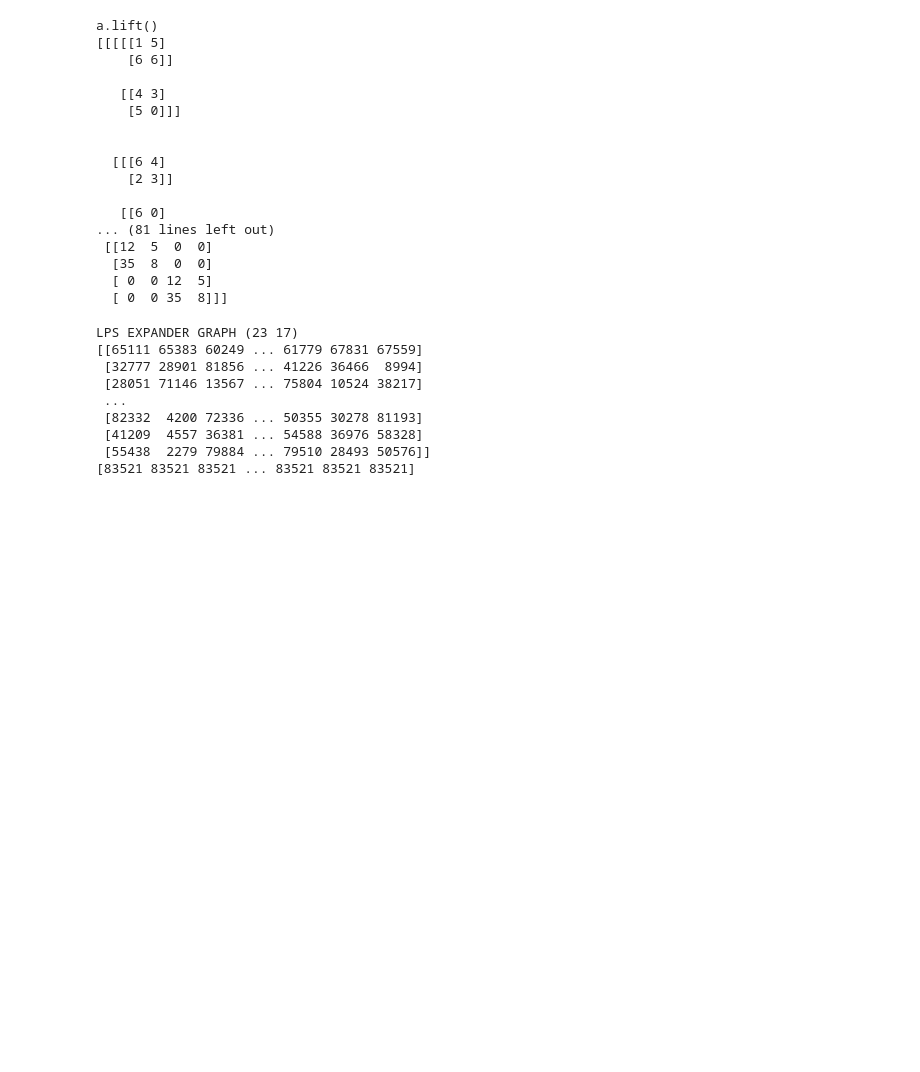
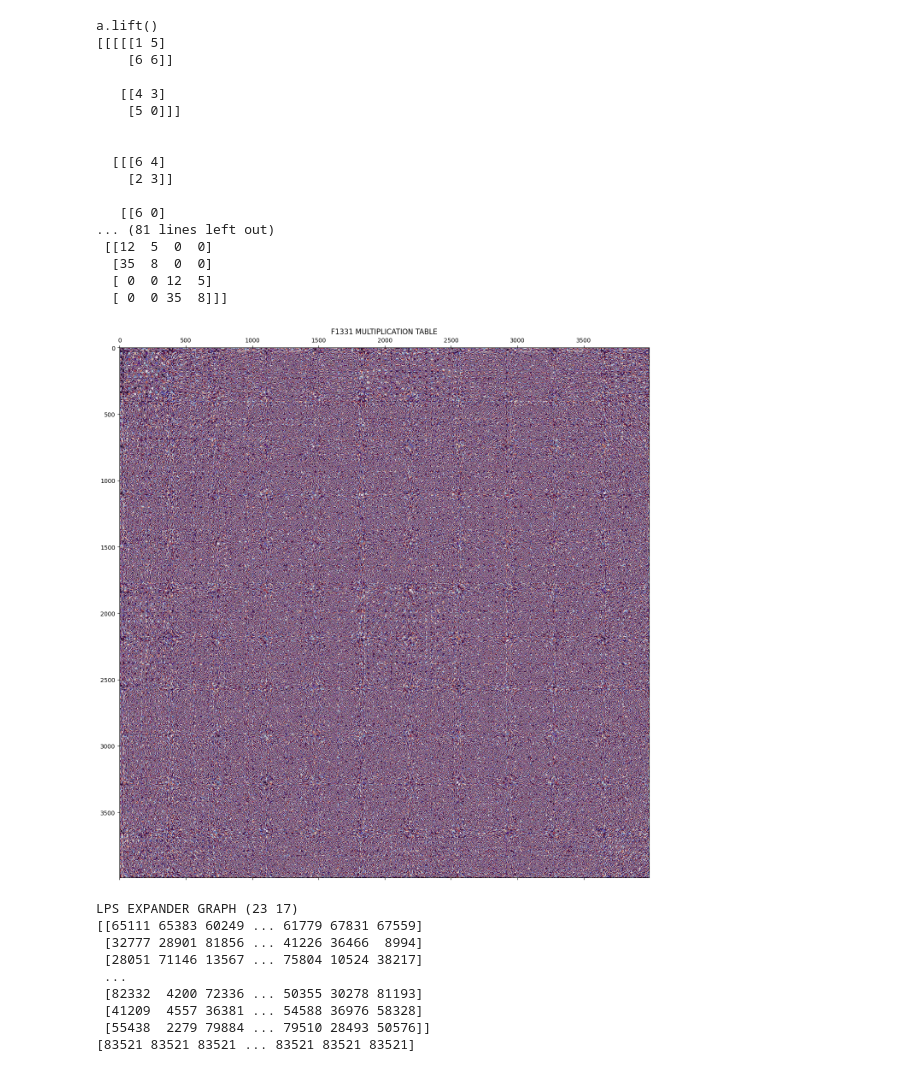
Before and after one commit to michaelontiveros/poppy, a Jupyter notebook: poppy.ipynb, the cells around one changed output. Cells and saved outputs as stored; diff of their text form; code cells hidden in the pictures; blank space fills up the shorter version.

Commit message:
Add multiplication table.

```diff
--- a/poppy.ipynb
+++ b/poppy.ipynb
@@ -36,6 +36,14 @@ a.lift()
   [35  8  0  0]
   [ 0  0 12  5]
   [ 0  0 35  8]]]
+# %%
+p,n = 11,3
+f = poppy.field(p,n)
+F = poppy.arange(f.q,f)
+
+poppy.plot(poppy.unblock(F.dirprod(F.t()).lift(),f).reshape((f.q*n,f.q*n)), title = f'F{f.q} MULTIPLICATION TABLE', size = 50)
+# %% [output]
+[figure, added]
 # %%
 p = 23
 q = 17
```
Also changed, not shown: parts of 1 cell of this notebook.
